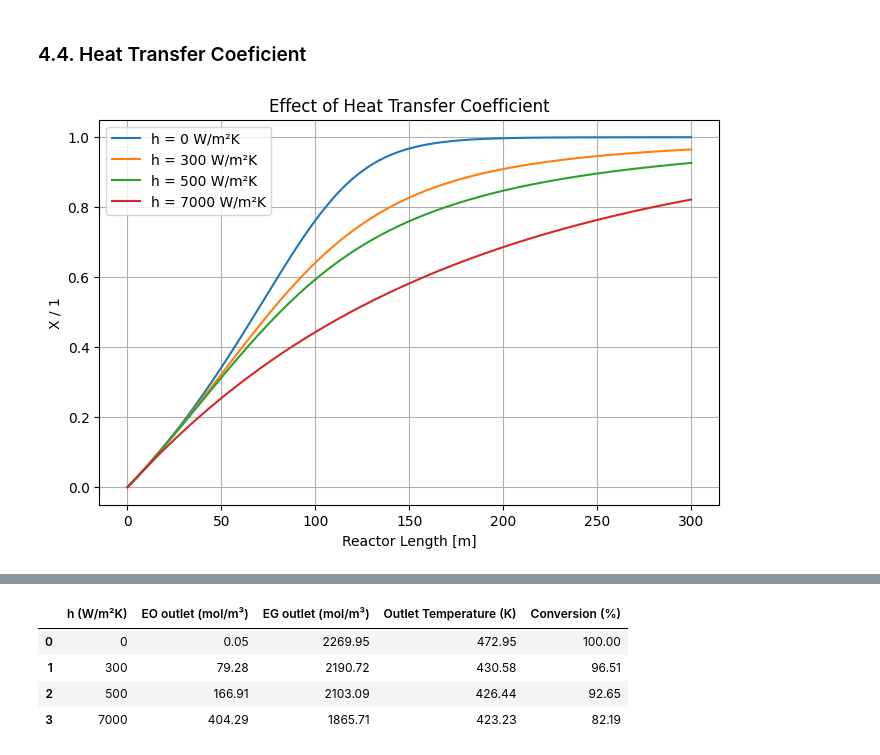
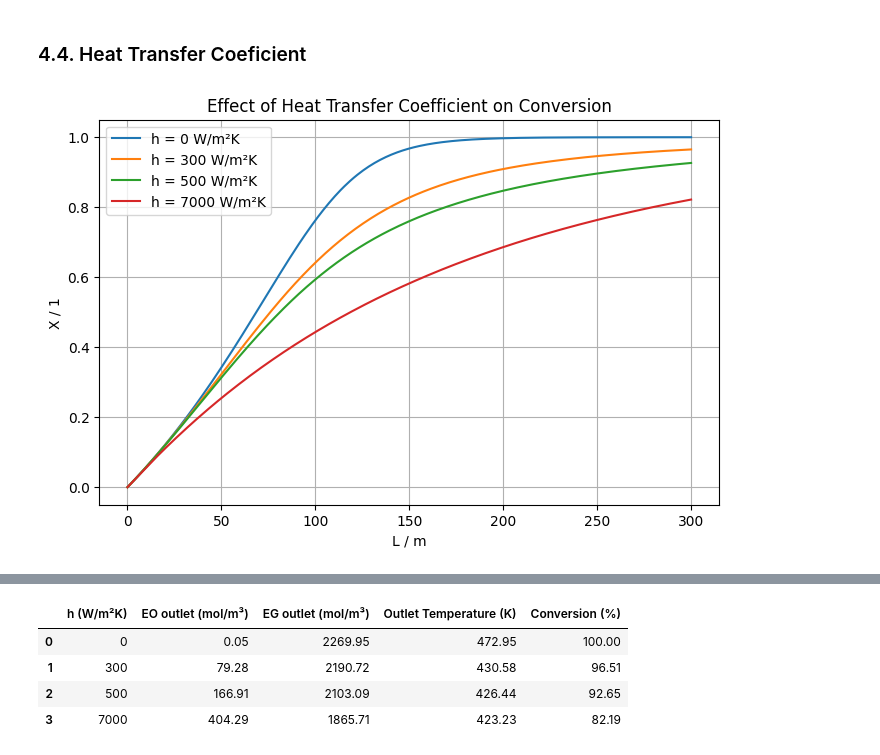
Before and after one commit to ivanna1398-dotcom/CRE-Assignment-3, a Jupyter notebook: Group 6 Assignment 3.0.ipynb, the cells around one changed output, grey strips where cells are left out. Cells and saved outputs as stored; diff of their text form; code cells hidden in the pictures.

```diff
--- a/Group 6 Assignment 3.0.ipynb
+++ b/Group 6 Assignment 3.0.ipynb
@@ -483,11 +638,11 @@ for Tin_case in Tin_list:
     X_case = (cEO0 - sol_case.y[0]) / cEO0
 
     summary.append({
-        "Tin (K)": Tin_case,
-        "EO outlet (mol/m³)": sol_case.y[0,-1],
-        "EG outlet (mol/m³)": sol_case.y[1,-1],
-        "Outlet Temperature (K)": sol_case.y[2,-1],
-        "Conversion (%)":100*X_case[-1]
+        "$T_{in} / K": Tin_case,
+        "EO outlet / mol/m³": sol_case.y[0,-1],
+        "EG outlet / mol/m³": sol_case.y[1,-1],
+        "Outlet Temperature / K": sol_case.y[2,-1],
+        "Conversion / %":100*X_case[-1]
     })
 
 df = pd.DataFrame(summary)
@@ -676,11 +839,11 @@ for L_case in L_list:
     X_case = (cEO0 - sol_case.y[0,-1]) / cEO0
 
     summary.append({
-        "Reactor Length (m)": L_case,
-        "EO outlet (mol/m³)": sol_case.y[0,-1],
-        "EG outlet (mol/m³)": sol_case.y[1,-1],
-        "Outlet Temperature (K)": sol_case.y[2,-1],
-        "Conversion (%)": 100*X_case
+        "Reactor Length / m": L_case,
+        "EO outlet / mol/m³": sol_case.y[0,-1],
+        "EG outlet / mol/m³": sol_case.y[1,-1],
+        "Outlet Temperature / K": sol_case.y[2,-1],
+        "Conversion / %": 100*X_case
     })
 
 df = pd.DataFrame(summary)
@@ -706,33 +871,102 @@ reset_base_case()
 
 hwall_list = [0, 300, 500, 7000]
 
 plt.figure(figsize=(8,5))
 
 for h_case in hwall_list:
 
     hwall = h_case
 
     sol_case = solve_ivp(
         PFTR,
         [0, L],
         y0,
         method='BDF',
         t_eval=zeval
     )
 
     X_case = (cEO0 - sol_case.y[0]) / cEO0
 
     plt.plot(
         sol_case.t,
         X_case,
         label=f'h = {h_case} W/m²K'
     )
 
-plt.xlabel('Reactor Length [m]')
+plt.xlabel('L / m')
 plt.ylabel('X / 1')
-plt.title('Effect of Heat Transfer Coefficient')
+plt.title('Effect of Heat Transfer Coefficient on Conversion')
 plt.legend()
 plt.grid()
 plt.show()
+
+# EO and EG Concentration Profiles
+
+plt.figure(figsize=(8,5))
+
+for h_case in hwall_list:
+
+    hwall = h_case
+
+    sol_case = solve_ivp(
+        PFTR,
+        [0, L],
+        y0,
+        method='BDF',
+        t_eval=zeval
+    )
+
+    # EO: solid line
+    line, = plt.plot(
+        sol_case.t,
+        sol_case.y[0],
+        '-',
+        label=f'EO, h = {h_case} W/m²K'
+    )
+
+    # EG: dashed line with same color as EO
+    plt.plot(
+        sol_case.t,
+        sol_case.y[1],
+        '--',
+        color=line.get_color(),
+        label=f'EG, h = {h_case} W/m²K'
+    )
+
+plt.xlabel('L / m')
+plt.ylabel(r'$c_i$ / mol m$^{-3}$')
+plt.title('Effect of Heat Transfer Coefficient on Concentration')
+plt.grid(True)
+plt.legend()
+plt.show()
+
+# Effect of Heat Transfer Coefficient on Temperature
+
+plt.figure(figsize=(8,5))
+
+for h_case in hwall_list:
+
+    hwall = h_case
+
+    sol_case = solve_ivp(
+        PFTR,
+        [0,L],
+        y0,
+        method='BDF',
+        t_eval=zeval
+    )
+
+    plt.plot(sol_case.t,
+             sol_case.y[2],
+             label=f'h={h_case} W/m²K')
+
+plt.xlabel('L / m')
+plt.ylabel('T / K')
+plt.title('Effect of Heat Transfer Coefficient on Temperature')
+plt.grid(True)
+plt.legend()
+plt.show()
+
+hwall = 0.5e3
 # %% [output]
-[figure, old version]
+[figure, new version]
```
Also changed, not shown: parts of 36 cells of this notebook.
